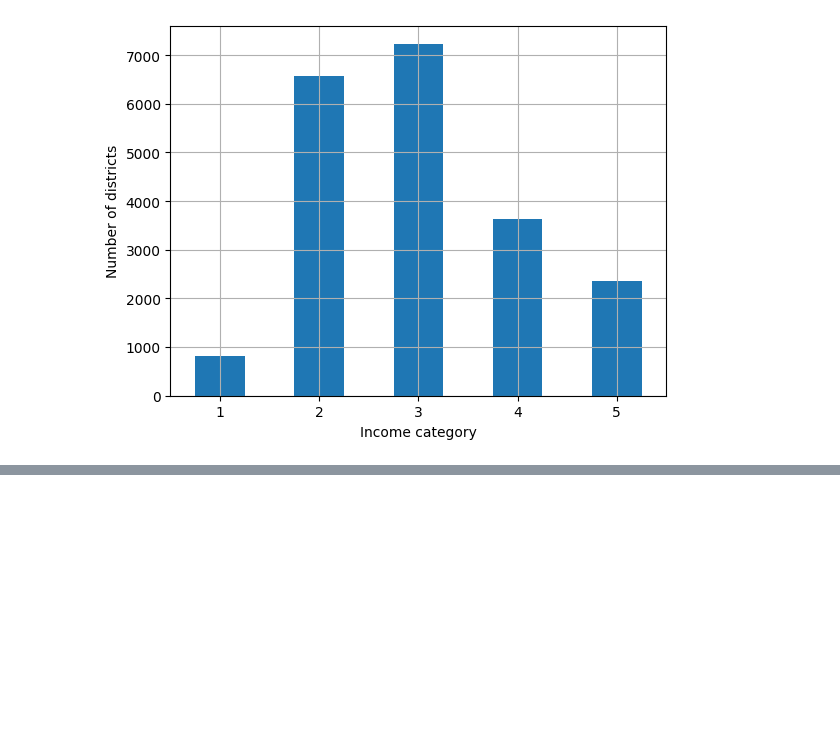
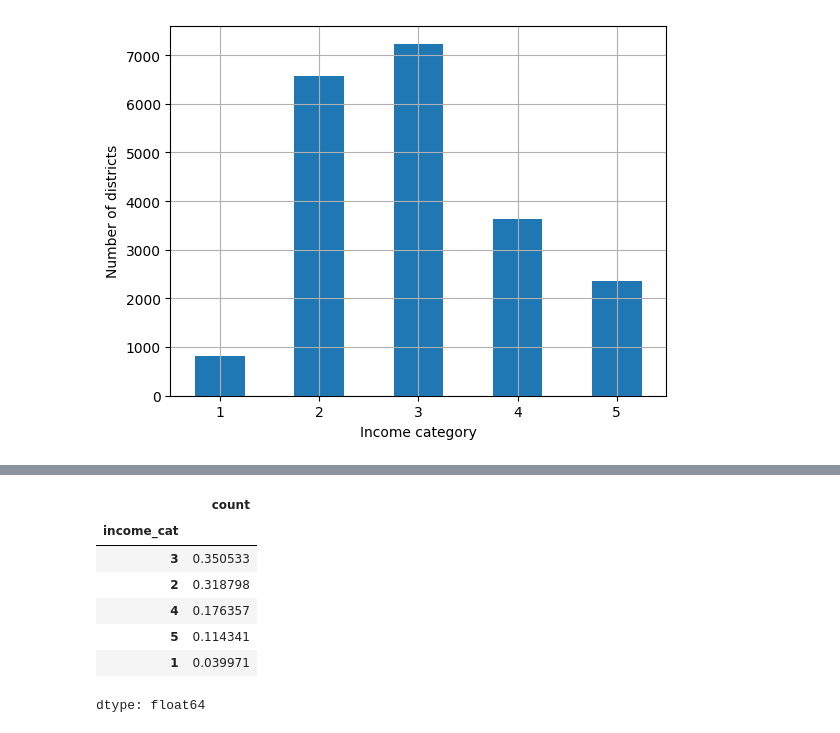
Before and after one commit to awesomesocks123/machinelearning, a Jupyter notebook: chapter2.ipynb, the cells around one changed output, grey strips where cells are left out. Drawn from its saved outputs; the diff is of its cells as text; code cells hidden in the pictures; blank space fills up the shorter version.

```diff
--- a/chapter2.ipynb
+++ b/chapter2.ipynb
@@ -186,0 +213,18 @@ plt.show
+# %%
+
+# this is the built in train_test_split() function using stratify so we dont have to write our own
+strat_train_set, strat_test_set = train_test_split(housing_full,
+                                                   test_size=0.2,
+                                                   stratify=housing_full["income_cat"],
+                                                   random_state=42)
+# %%
+strat_test_set["income_cat"].value_counts()/len(strat_test_set)
+# %% [output]
+|  | count |
+| income_cat |  |
+| 3 | 0.350533 |
+| 2 | 0.318798 |
+| 4 | 0.176357 |
+| 5 | 0.114341 |
+| 1 | 0.039971 |
+dtype: float64
```
Also changed, not shown: parts of 2 cells of this notebook.
